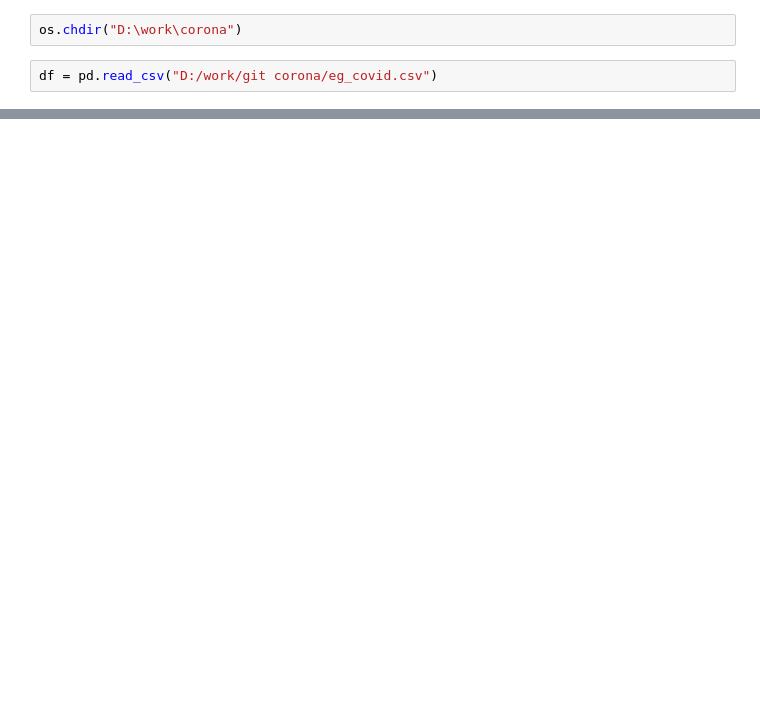
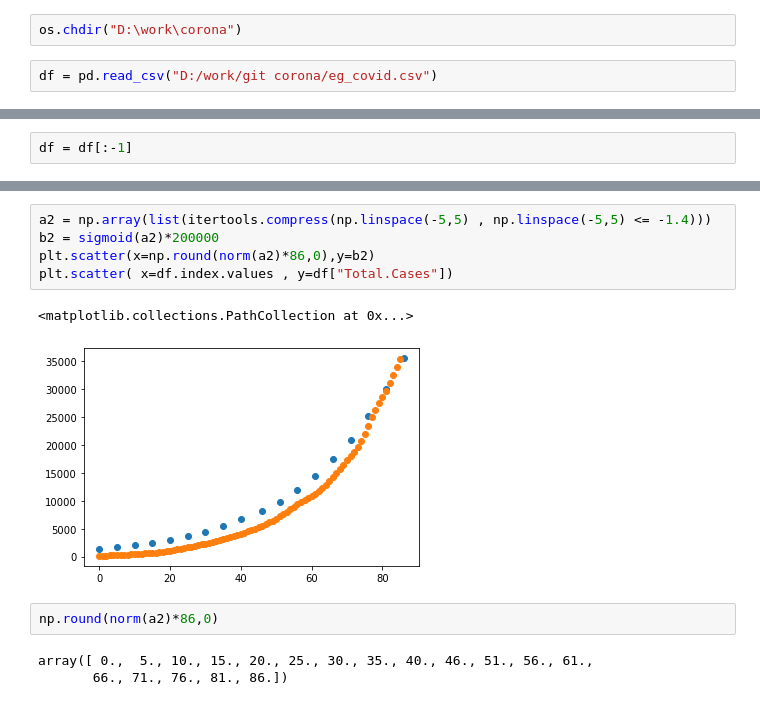
Before and after one commit to Sherif-Embarak/covid-19-egy, a Jupyter notebook: eg_corona.ipynb, the cells around one changed output, grey strips where cells are left out. Cells and saved outputs as stored; diff of their text form; blank space fills up the shorter version.

```diff
--- a/eg_corona.ipynb
+++ b/eg_corona.ipynb
@@ -26,2 +19,4 @@ df.head()
+# %%
+df = df[:-1]
 # %%
 X = df.index.values
@@ -126,0 +174,13 @@ df["Total.Cases"][85]
+# %%
+a2 = np.array(list(itertools.compress(np.linspace(-5,5) , np.linspace(-5,5) <= -1.4)))
+b2 = sigmoid(a2)*200000
+plt.scatter(x=np.round(norm(a2)*86,0),y=b2)
+plt.scatter( x=df.index.values , y=df["Total.Cases"])
+# %% [output]
+<matplotlib.collections.PathCollection at 0x...>
+[figure, added]
+# %%
+np.round(norm(a2)*86,0)
+# %% [output]
+array([ 0.,  5., 10., 15., 20., 25., 30., 35., 40., 46., 51., 56., 61.,
+       66., 71., 76., 81., 86.])
```
Also changed, not shown: parts of 19 cells of this notebook, 2 other files.
